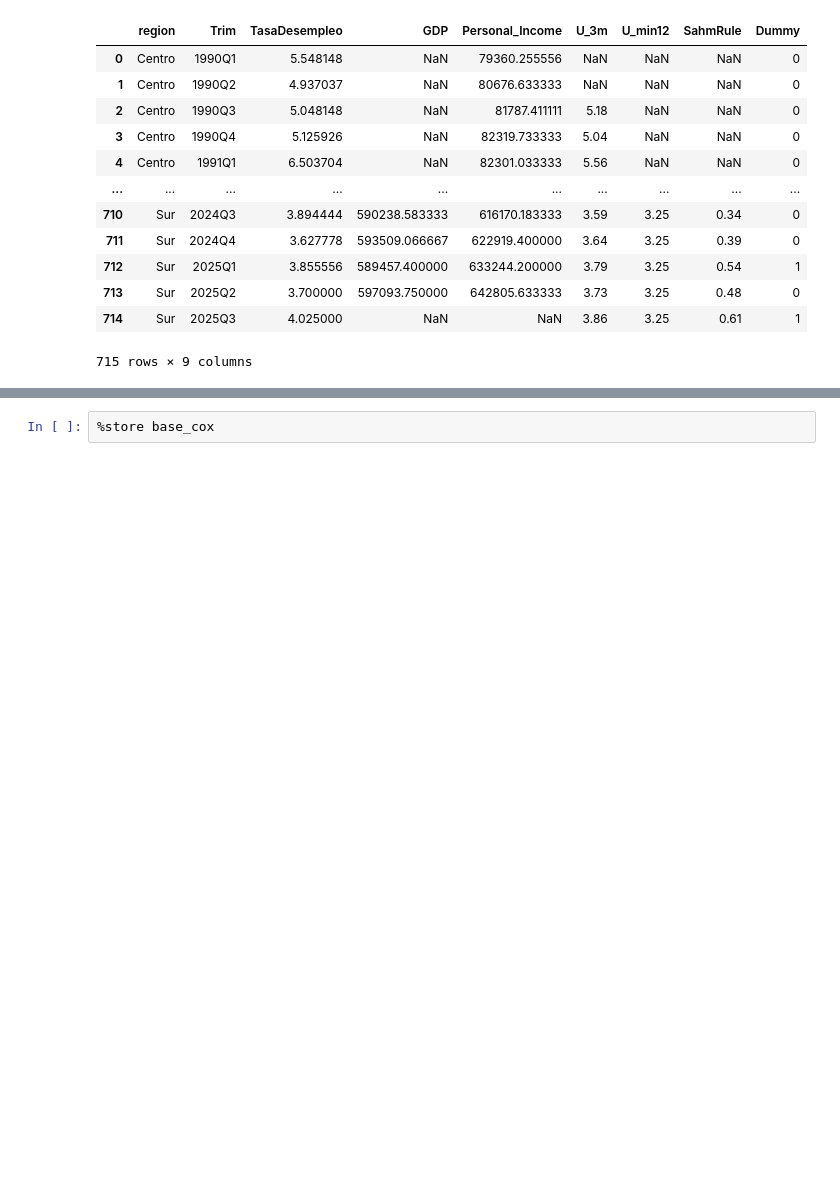
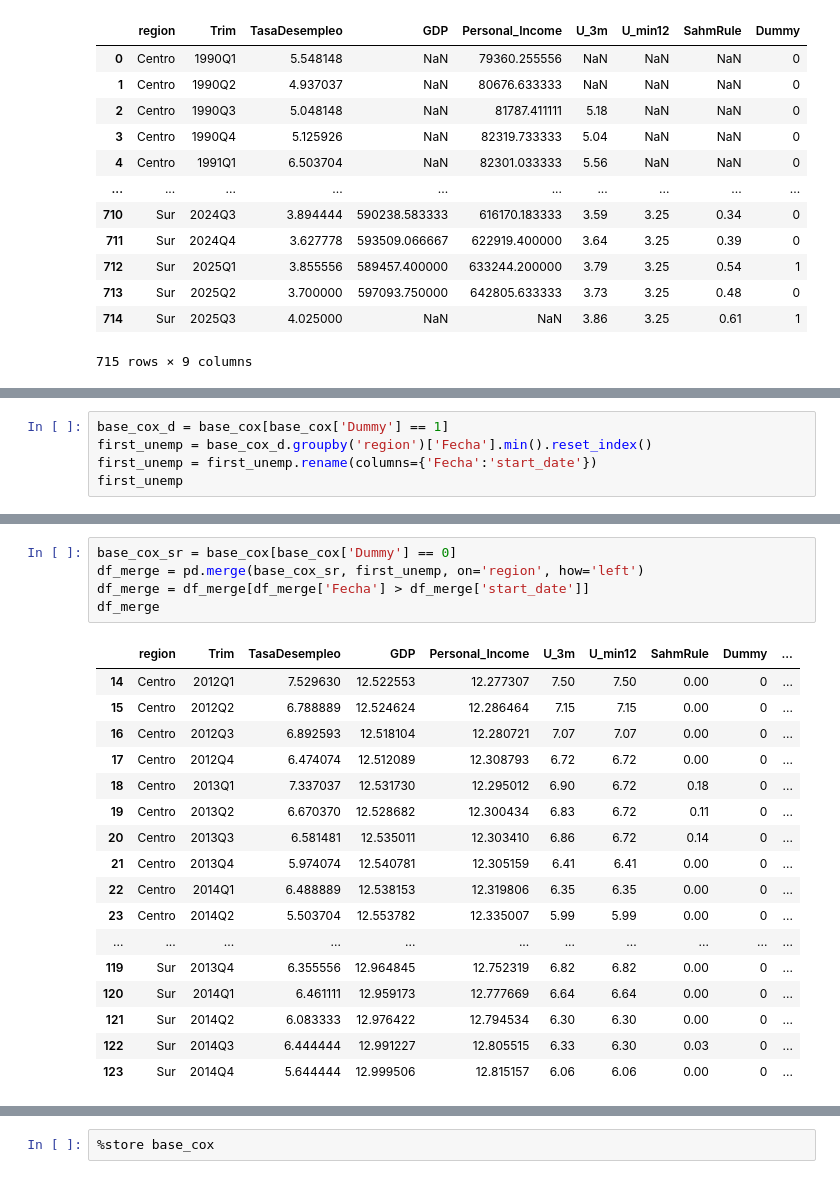
Before and after one commit to Jota-leals/Modelos, a Jupyter notebook: datos_cox.ipynb, the cells around one changed output, grey strips where cells are left out. Drawn from its saved outputs; the diff is of its cells as text; blank space fills up the shorter version.

```diff
--- a/datos_cox.ipynb
+++ b/datos_cox.ipynb
@@ -474 +474,6 @@ base_cox
 200 rows × 10 columns
+# %%
+base_cox_d = base_cox[base_cox['Dummy'] == 1]
+first_unemp = base_cox_d.groupby('region')['Fecha'].min().reset_index()
+first_unemp = first_unemp.rename(columns={'Fecha':'start_date'})
+first_unemp
@@ -474,0 +487,23 @@ base_cox
+# %%
+base_cox_sr = base_cox[base_cox['Dummy'] == 0]
+df_merge = pd.merge(base_cox_sr, first_unemp, on='region', how='left')
+df_merge = df_merge[df_merge['Fecha'] > df_merge['start_date']]
+df_merge
+# %% [output]
+|  | region | Trim | TasaDesempleo | GDP | Personal_Income | U_3m | U_min12 | SahmRule | Dummy | ... |
+| 14 | Centro | 2012Q1 | 7.529630 | 12.522553 | 12.277307 | 7.50 | 7.50 | 0.00 | 0 | ... |
+| 15 | Centro | 2012Q2 | 6.788889 | 12.524624 | 12.286464 | 7.15 | 7.15 | 0.00 | 0 | ... |
+| 16 | Centro | 2012Q3 | 6.892593 | 12.518104 | 12.280721 | 7.07 | 7.07 | 0.00 | 0 | ... |
+| 17 | Centro | 2012Q4 | 6.474074 | 12.512089 | 12.308793 | 6.72 | 6.72 | 0.00 | 0 | ... |
+| 18 | Centro | 2013Q1 | 7.337037 | 12.531730 | 12.295012 | 6.90 | 6.72 | 0.18 | 0 | ... |
+| 19 | Centro | 2013Q2 | 6.670370 | 12.528682 | 12.300434 | 6.83 | 6.72 | 0.11 | 0 | ... |
+| 20 | Centro | 2013Q3 | 6.581481 | 12.535011 | 12.303410 | 6.86 | 6.72 | 0.14 | 0 | ... |
+| 21 | Centro | 2013Q4 | 5.974074 | 12.540781 | 12.305159 | 6.41 | 6.41 | 0.00 | 0 | ... |
+| 22 | Centro | 2014Q1 | 6.488889 | 12.538153 | 12.319806 | 6.35 | 6.35 | 0.00 | 0 | ... |
+| 23 | Centro | 2014Q2 | 5.503704 | 12.553782 | 12.335007 | 5.99 | 5.99 | 0.00 | 0 | ... |
+| ... | ... | ... | ... | ... | ... | ... | ... | ... | ... | ... |
+| 119 | Sur | 2013Q4 | 6.355556 | 12.964845 | 12.752319 | 6.82 | 6.82 | 0.00 | 0 | ... |
+| 120 | Sur | 2014Q1 | 6.461111 | 12.959173 | 12.777669 | 6.64 | 6.64 | 0.00 | 0 | ... |
+| 121 | Sur | 2014Q2 | 6.083333 | 12.976422 | 12.794534 | 6.30 | 6.30 | 0.00 | 0 | ... |
+| 122 | Sur | 2014Q3 | 6.444444 | 12.991227 | 12.805515 | 6.33 | 6.30 | 0.03 | 0 | ... |
+| 123 | Sur | 2014Q4 | 5.644444 | 12.999506 | 12.815157 | 6.06 | 6.06 | 0.00 | 0 | ... |
```
Also changed, not shown: parts of 8 cells of this notebook, 1 other file.
